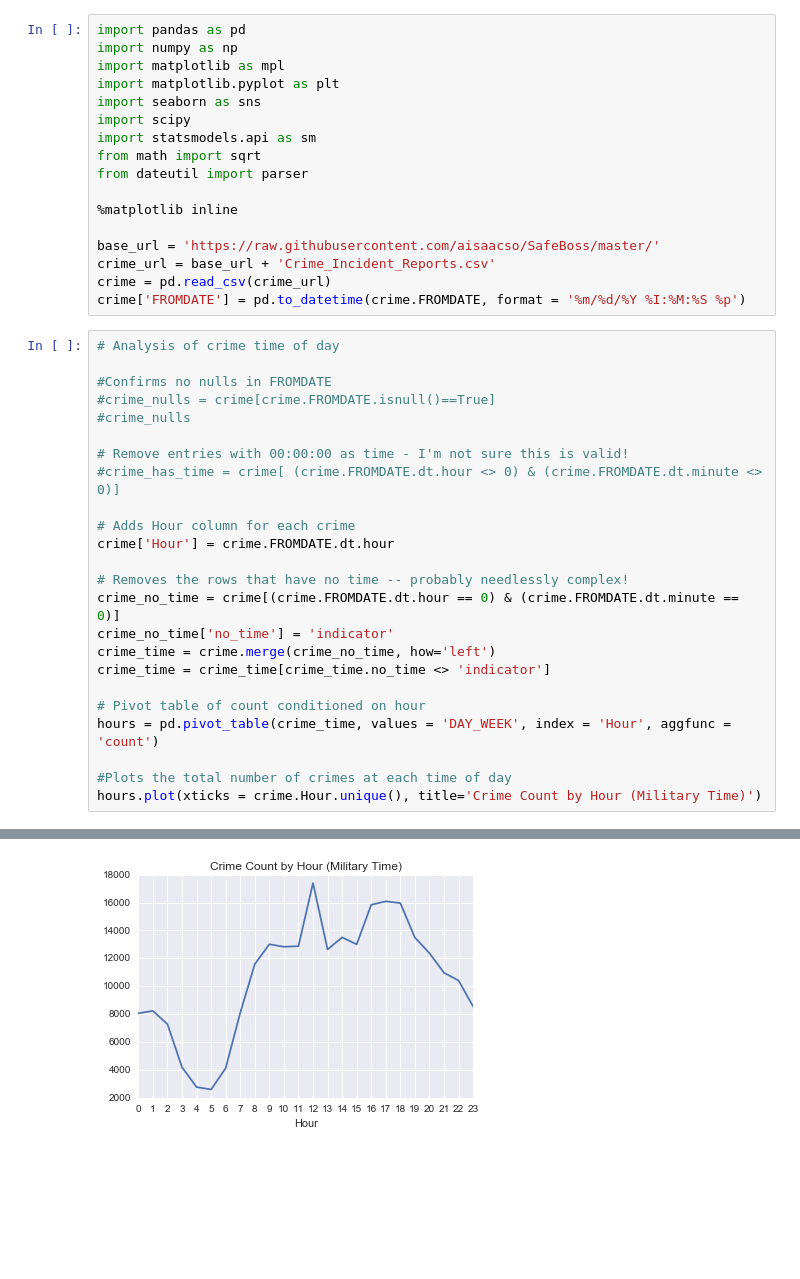
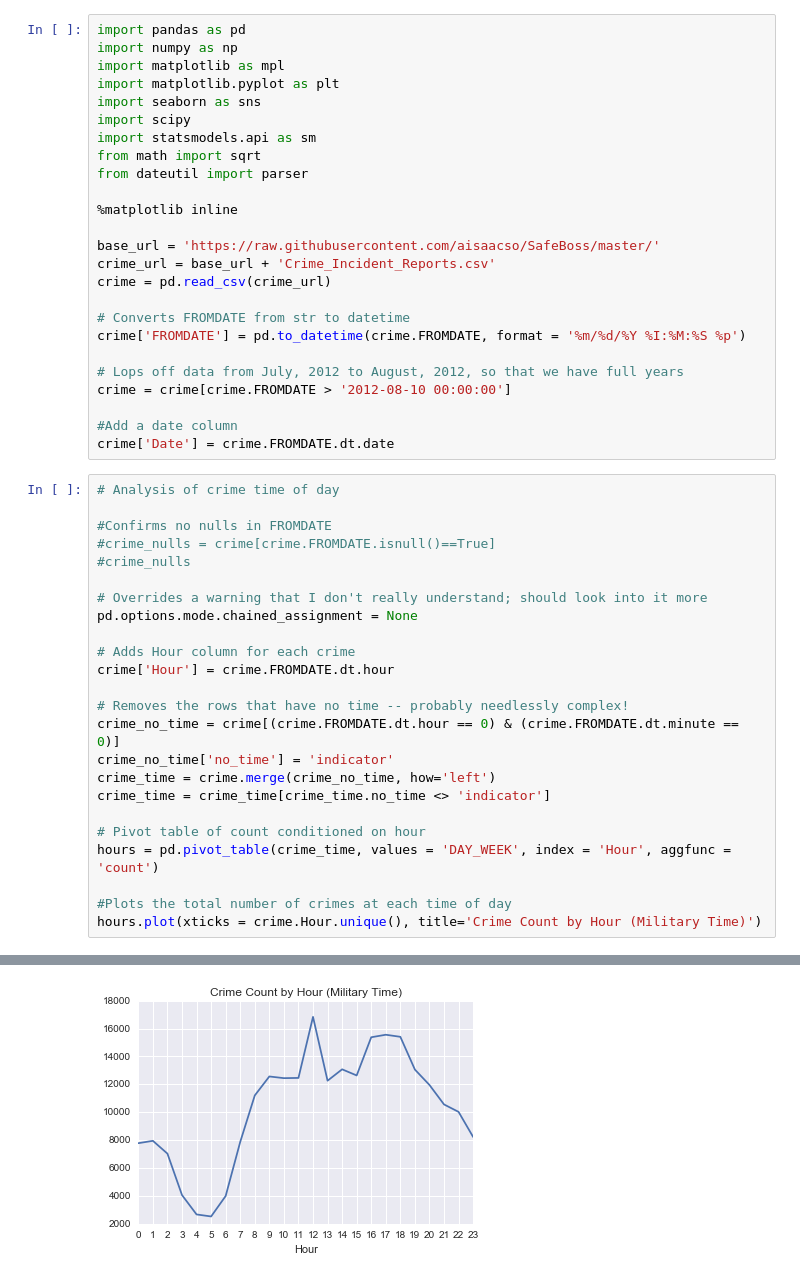
Before and after one commit to aisaacso/SafeBoss, a Jupyter notebook: crimes.ipynb, the cells around one changed output, grey strips where cells are left out. Cells and saved outputs as stored; diff of their text form; blank space fills up the shorter version.

```diff
--- a/crimes.ipynb
+++ b/crimes.ipynb
@@ -14,7 +14,15 @@ from dateutil import parser
 base_url = 'https://raw.githubusercontent.com/aisaacso/SafeBoss/master/'
 crime_url = base_url + 'Crime_Incident_Reports.csv'
 crime = pd.read_csv(crime_url)
+
+# Converts FROMDATE from str to datetime
 crime['FROMDATE'] = pd.to_datetime(crime.FROMDATE, format = '%m/%d/%Y %I:%M:%S %p')
+
+# Lops off data from July, 2012 to August, 2012, so that we have full years
+crime = crime[crime.FROMDATE > '2012-08-10 00:00:00']
+
+#Add a date column
+crime['Date'] = crime.FROMDATE.dt.date
 # %%
 # Analysis of crime time of day
 
@@ -22,8 +30,8 @@ crime['FROMDATE'] = pd.to_datetime(crime.FROMDATE, format = '%m/%d/%Y %I:%M:%S %
 #crime_nulls = crime[crime.FROMDATE.isnull()==True]
 #crime_nulls
 
-# Remove entries with 00:00:00 as time - I'm not sure this is valid!
-#crime_has_time = crime[ (crime.FROMDATE.dt.hour <> 0) & (crime.FROMDATE.dt.minute <> 0)]
+# Overrides a warning that I don't really understand; should look into it more
+pd.options.mode.chained_assignment = None
 
 # Adds Hour column for each crime
 crime['Hour'] = crime.FROMDATE.dt.hour
@@ -48 +52 @@ See the caveats in the documentation: http://pandas.pydata.org/pandas-docs/stabl
-[figure, old version]
+[figure, new version]
```
Also changed, not shown: parts of 3 cells of this notebook, 1 other file.
